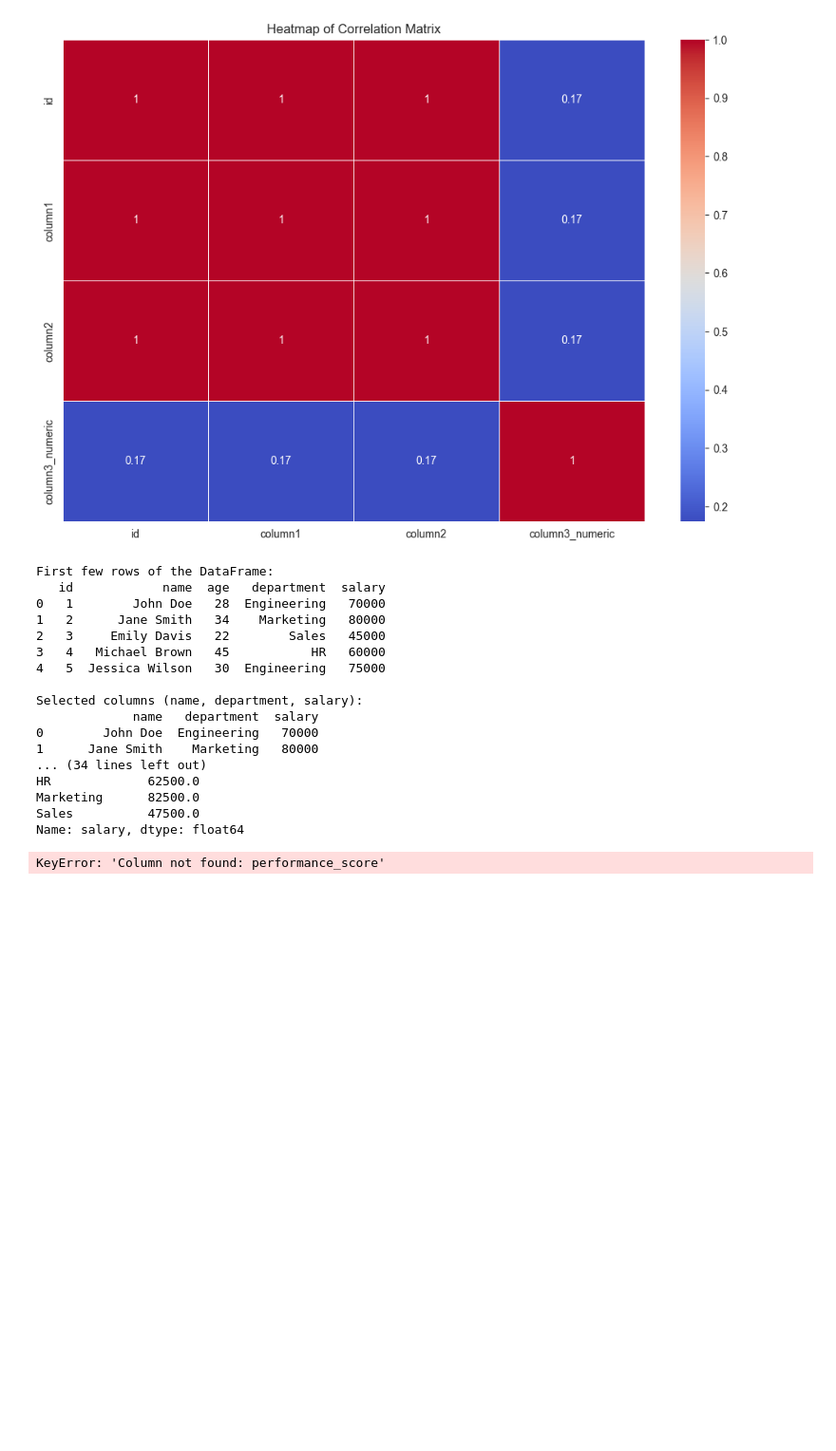
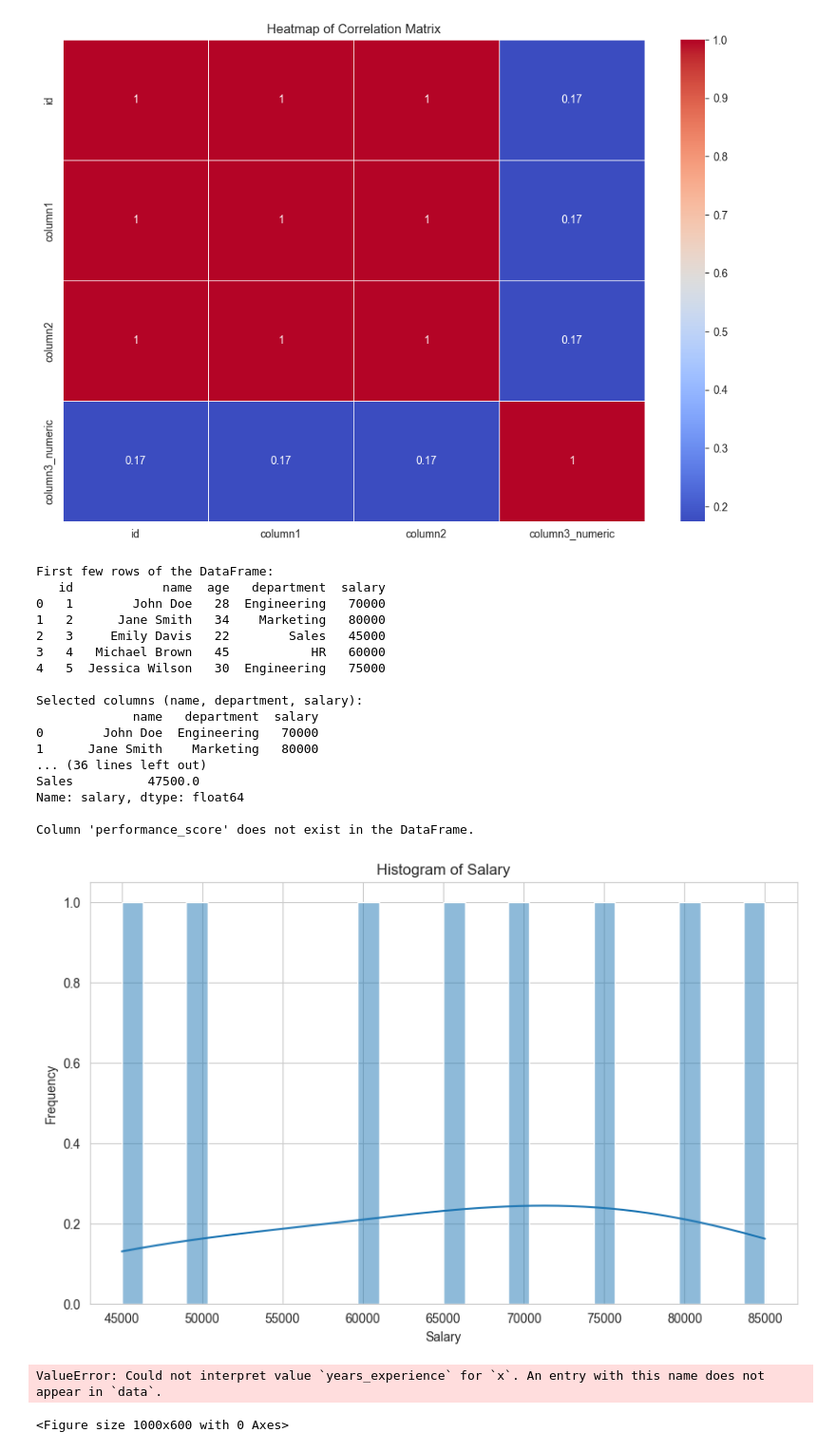
Before and after one commit to Ahmet-Acik/pandas_tutorial, a Jupyter notebook: data/tutorial-1.ipynb, the cells around one changed output. Shown at 95% size. Cells and saved outputs as stored; diff of their text form; code cells hidden in the pictures; blank space fills up the shorter version.

```diff
--- a/data/tutorial-1.ipynb
+++ b/data/tutorial-1.ipynb
@@ -334,9 +334,12 @@ print("\nMean salary by department:")
 print(mean_salary_by_department)
 
 # Group by department and calculate mean performance score
-mean_performance_by_department = df.groupby('department')['performance_score'].mean()
-print("\nMean performance score by department:")
-print(mean_performance_by_department)
+if 'performance_score' in df.columns:
+	mean_performance_by_department = df.groupby('department')['performance_score'].mean()
+	print("\nMean performance score by department:")
+	print(mean_performance_by_department)
+else:
+	print("\nColumn 'performance_score' does not exist in the DataFrame.")
 
 # Data Visualization
 
@@ -361,34 +364,36 @@ plt.show()
 
 # Plot a box plot of a specific column
 plt.figure(figsize=(10, 6))
 sns.boxplot(x='department', y='salary', data=df)
 plt.title('Box Plot of Salary by Department')
 plt.xlabel('Department')
 plt.ylabel('Salary')
 plt.show()
 
 # Plot a heatmap of the correlation matrix
 plt.figure(figsize=(12, 8))
 correlation_matrix = df.corr()
 sns.heatmap(correlation_matrix, annot=True, cmap='coolwarm', linewidths=0.5)
 plt.title('Heatmap of Correlation Matrix')
 plt.show()
 # %% [output]
 First few rows of the DataFrame:
    id            name  age   department  salary
 0   1        John Doe   28  Engineering   70000
 1   2      Jane Smith   34    Marketing   80000
 2   3     Emily Davis   22        Sales   45000
 3   4   Michael Brown   45           HR   60000
 4   5  Jessica Wilson   30  Engineering   75000
 
 Selected columns (name, department, salary):
              name   department  salary
 0        John Doe  Engineering   70000
 1      Jane Smith    Marketing   80000
-... (34 lines left out)
-HR             62500.0
-Marketing      82500.0
+... (36 lines left out)
 Sales          47500.0
 Name: salary, dtype: float64
+
+Column 'performance_score' does not exist in the DataFrame.
+[figure, added]
-KeyError: 'Column not found: performance_score'
+ValueError: Could not interpret value `years_experience` for `x`. An entry with this name does not appear in `data`.
+<Figure size 1000x600 with 0 Axes>
```
